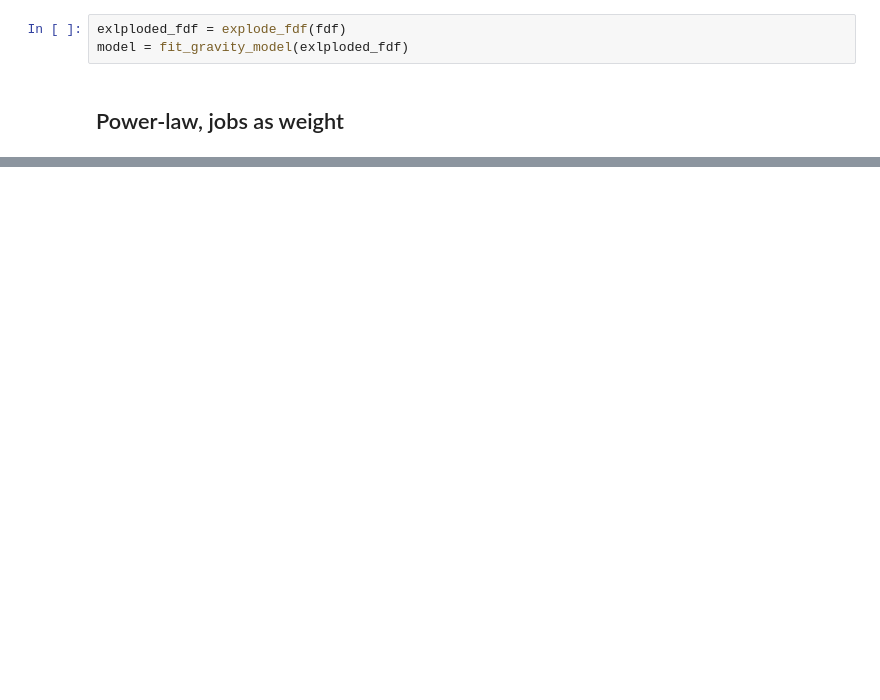
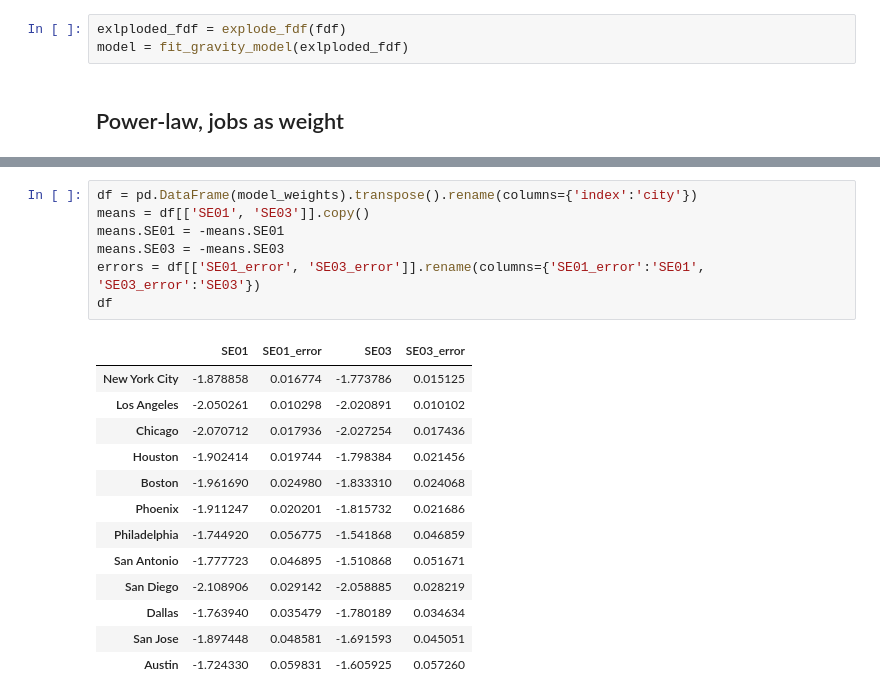
Before and after one commit to yuribogomolov/sttn, a Jupyter notebook: notebooks/YSC 2021.ipynb, the cells around one changed output, grey strips where cells are left out. Drawn from its saved outputs; the diff is of its cells as text; blank space fills up the shorter version.

```diff
--- a/notebooks/YSC 2021.ipynb
+++ b/notebooks/YSC 2021.ipynb
@@ -117,0 +146,21 @@ df.sort_values('high_minus_low').plot.bar(x='city', y='high_minus_low', rot=30)
+# %%
+df = pd.DataFrame(model_weights).transpose().rename(columns={'index':'city'})
+means = df[['SE01', 'SE03']].copy()
+means.SE01 = -means.SE01
+means.SE03 = -means.SE03
+errors = df[['SE01_error', 'SE03_error']].rename(columns={'SE01_error':'SE01', 'SE03_error':'SE03'})
+df
+# %% [output]
+|  | SE01 | SE01_error | SE03 | SE03_error |
+| New York City | -1.878858 | 0.016774 | -1.773786 | 0.015125 |
+| Los Angeles | -2.050261 | 0.010298 | -2.020891 | 0.010102 |
+| Chicago | -2.070712 | 0.017936 | -2.027254 | 0.017436 |
+| Houston | -1.902414 | 0.019744 | -1.798384 | 0.021456 |
+| Boston | -1.961690 | 0.024980 | -1.833310 | 0.024068 |
+| Phoenix | -1.911247 | 0.020201 | -1.815732 | 0.021686 |
+| Philadelphia | -1.744920 | 0.056775 | -1.541868 | 0.046859 |
+| San Antonio | -1.777723 | 0.046895 | -1.510868 | 0.051671 |
+| San Diego | -2.108906 | 0.029142 | -2.058885 | 0.028219 |
+| Dallas | -1.763940 | 0.035479 | -1.780189 | 0.034634 |
+| San Jose | -1.897448 | 0.048581 | -1.691593 | 0.045051 |
+| Austin | -1.724330 | 0.059831 | -1.605925 | 0.057260 |
```
Also changed, not shown: parts of 7 cells of this notebook, 1 other file.
